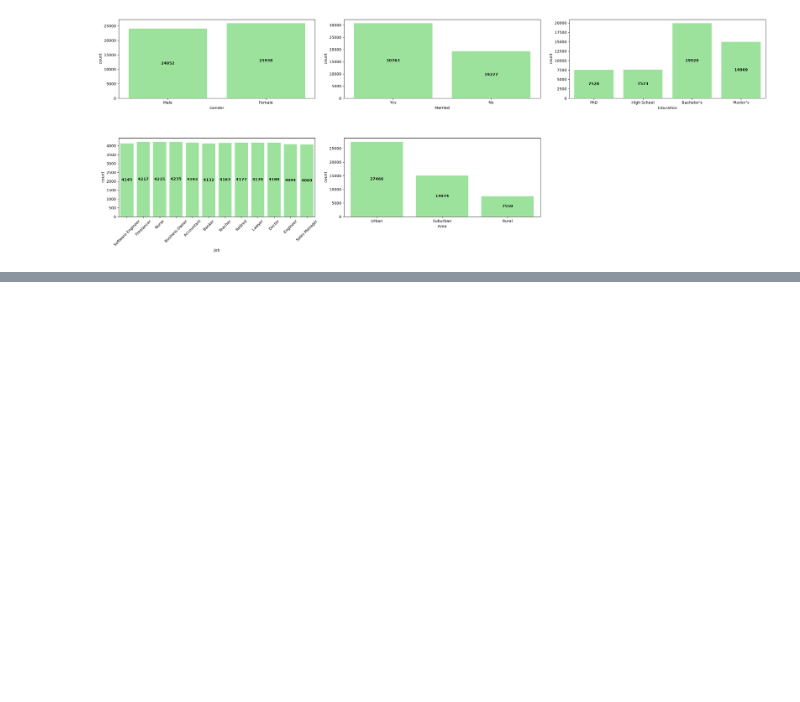
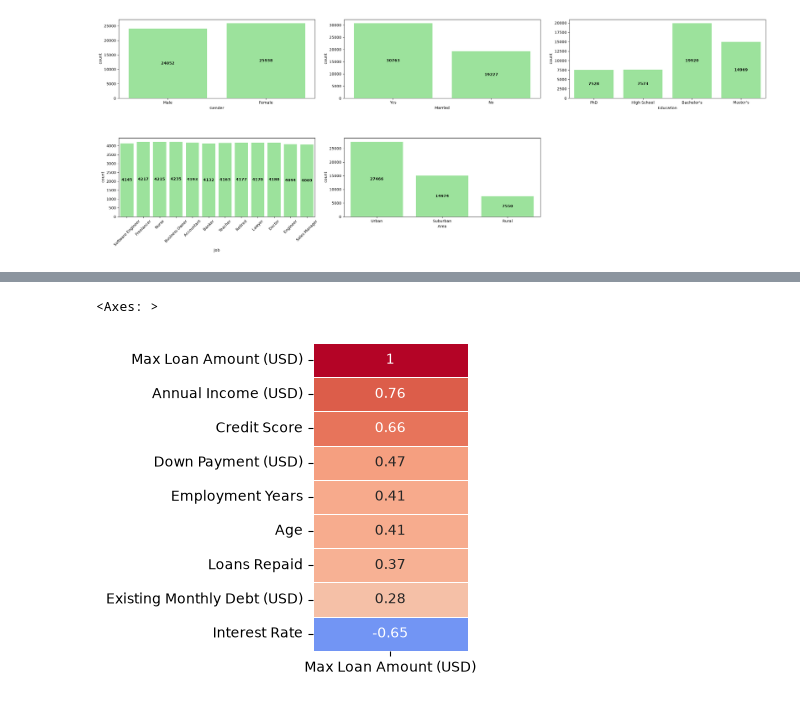
Before and after one commit to coretlwww/mortgage-prediction, a Jupyter notebook: Untitled-1.ipynb, the cells around one changed output, grey strips where cells are left out. Drawn from its saved outputs; the diff is of its cells as text; code cells hidden in the pictures; blank space fills up the shorter version.

```diff
--- a/Untitled-1.ipynb
+++ b/Untitled-1.ipynb
@@ -203,0 +210,21 @@ create_chart(categorical_cols, sns.countplot)
+# %%
+correlation_matrix = mortgage_data[numeric_cols].corr()
+
+target_col = y.name
+single_corr = correlation_matrix[[target_col]].sort_values(
+    by=target_col, ascending=False
+)
+
+plt.figure(figsize=(2, 4))  # Делаем фигуру узкой и вытянутой
+sns.heatmap(
+    data=single_corr,
+    annot=True,  # Включаем цифры корреляции
+    cmap="coolwarm",  # Идеальная палитра: синий (-) -> белый (0) -> красный (+)
+    vmin=-1,
+    vmax=1,  # Фиксируем шкалу от -1 до 1
+    linewidths=0.5,  # Добавляем сетку между ячейками
+    cbar=False,  # Отключаем общую цветовую шкалу, чтобы не занимать место
+)
+# %% [output]
+<Axes: >
+[figure, added]
```
Also changed, not shown: parts of 4 cells of this notebook.
